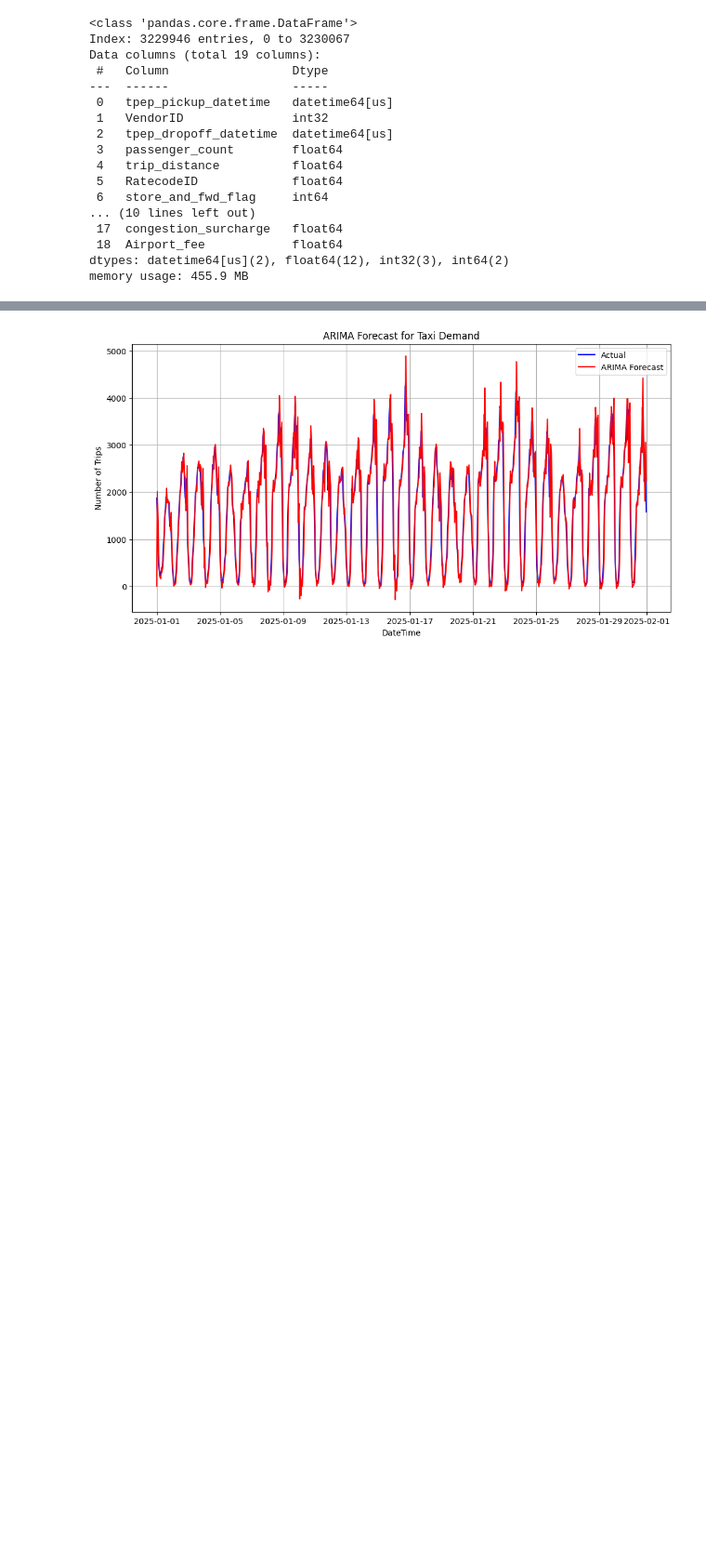
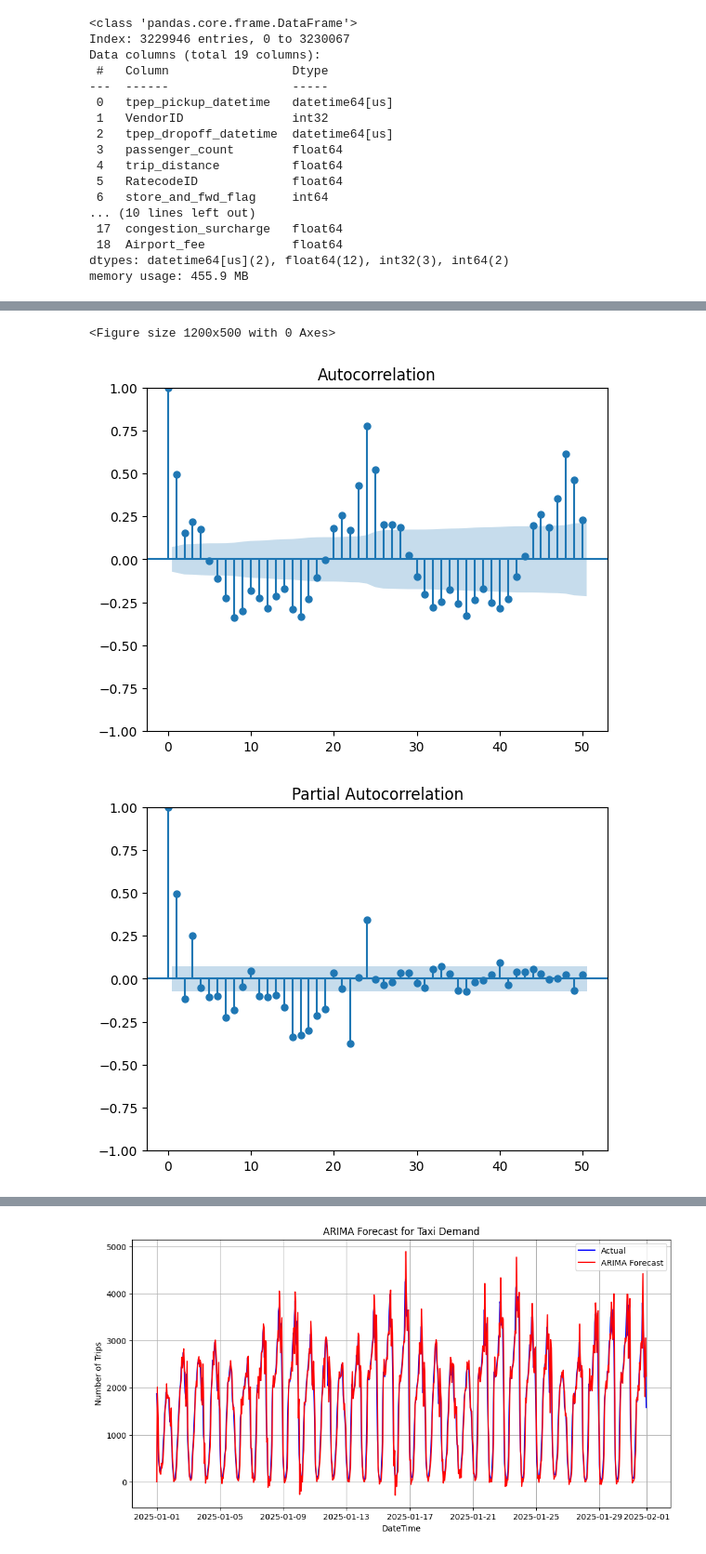
Before and after one commit to chinanuj/Predicting-Taxi-Demand-using-Time-Series-Analysis, a Jupyter notebook: Arima_model.ipynb, the cells around one changed output, grey strips where cells are left out. Shown at 93% size. Saved outputs shown, nothing was run; the diff lists cells and outputs as text; code cells hidden in the pictures; blank space fills up the shorter version.

```diff
--- a/Arima_model.ipynb
+++ b/Arima_model.ipynb
@@ -11,8 +27,9 @@ from statsmodels.graphics.tsaplots import plot_acf, plot_pacf
 from statsmodels.tsa.arima.model import ARIMA
 import pickle
 import os
+from statsmodels.graphics.tsaplots import plot_acf, plot_pacf
 
-df = pd.read_parquet("/content/yellow_tripdata_2025-01.parquet" , engine = 'fastparquet')
+df = pd.read_parquet("/kaggle/input/taxi-data/yellow_tripdata_2025-01.parquet")
 
 df.head()
 # %% [output]
@@ -317,3 +335,12 @@ p-value after differencing: 4.024400335855106e-27
+# %%
+plt.figure(figsize=(12, 5))
+plot_acf(df_aggregated['trip_count_diff'].dropna(), lags=50)
+plot_pacf(df_aggregated['trip_count_diff'].dropna(), lags=50)
+plt.show()
+# %% [output]
+<Figure size 1200x500 with 0 Axes>
+[figure, added]
+[figure, added]
 # %%
 # Define ARIMA model
 p, d, q = 2, 1, 2
```
Also changed, not shown: parts of 9 cells of this notebook, 2 other files.
